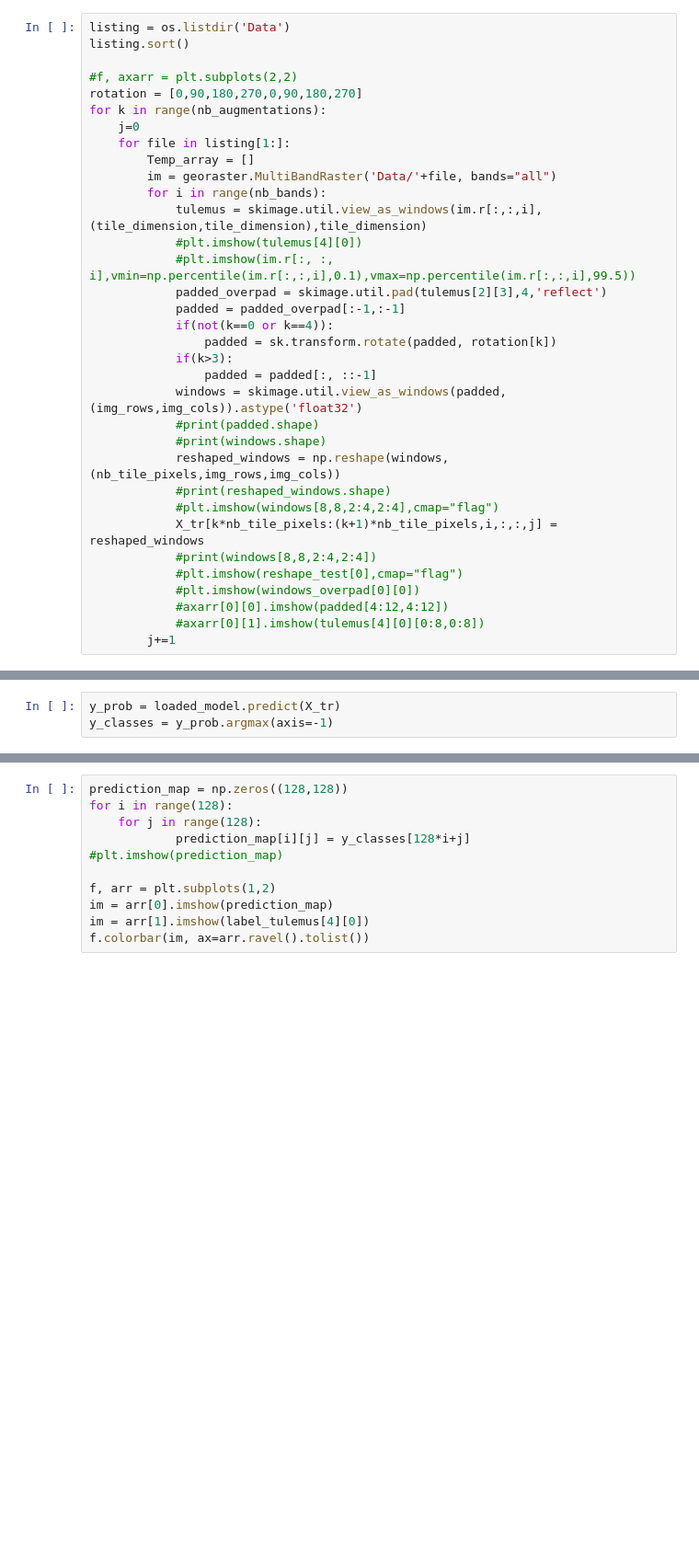
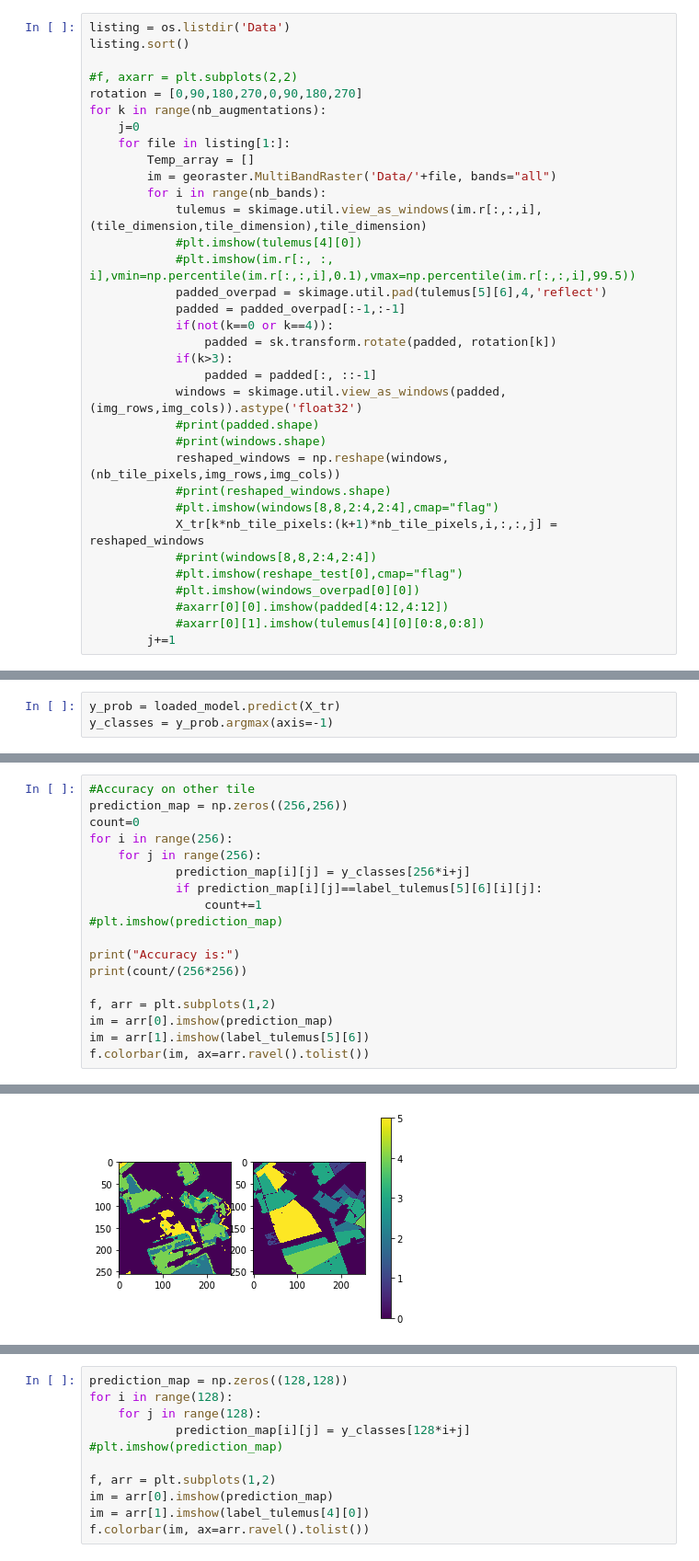
Before and after one commit to AkselAllas/Bachelor_thesis, a Jupyter notebook: 3d-cnn-keras.ipynb, the cells around one changed output, grey strips where cells are left out. Shown at 92% size. Drawn from its saved outputs; the diff is of its cells as text; blank space fills up the shorter version.

```diff
--- a/3d-cnn-keras.ipynb
+++ b/3d-cnn-keras.ipynb
@@ -114,7 +112,7 @@ for k in range(nb_augmentations):
             tulemus = skimage.util.view_as_windows(im.r[:,:,i],(tile_dimension,tile_dimension),tile_dimension)
             #plt.imshow(tulemus[4][0])
             #plt.imshow(im.r[:, :, i],vmin=np.percentile(im.r[:,:,i],0.1),vmax=np.percentile(im.r[:,:,i],99.5))
-            padded_overpad = skimage.util.pad(tulemus[2][3],4,'reflect')
+            padded_overpad = skimage.util.pad(tulemus[5][6],4,'reflect')
             padded = padded_overpad[:-1,:-1]
             if(not(k==0 or k==4)):
                 padded = sk.transform.rotate(padded, rotation[k])
@@ -459,0 +457,19 @@ print(np.unique(y_classes))
+# %%
+#Accuracy on other tile
+prediction_map = np.zeros((256,256))
+count=0
+for i in range(256):
+    for j in range(256):
+            prediction_map[i][j] = y_classes[256*i+j]
+            if prediction_map[i][j]==label_tulemus[5][6][i][j]:
+                count+=1
+#plt.imshow(prediction_map)
+
+print("Accuracy is:")
+print(count/(256*256))
+
+f, arr = plt.subplots(1,2)
+im = arr[0].imshow(prediction_map)
+im = arr[1].imshow(label_tulemus[5][6])
+f.colorbar(im, ax=arr.ravel().tolist())
+# %% [output]
@@ -460 +479,2 @@ print(np.unique(y_classes))
+[figure, added]
 # %%
```
Also changed, not shown: parts of 13 cells of this notebook, 3 other files.
